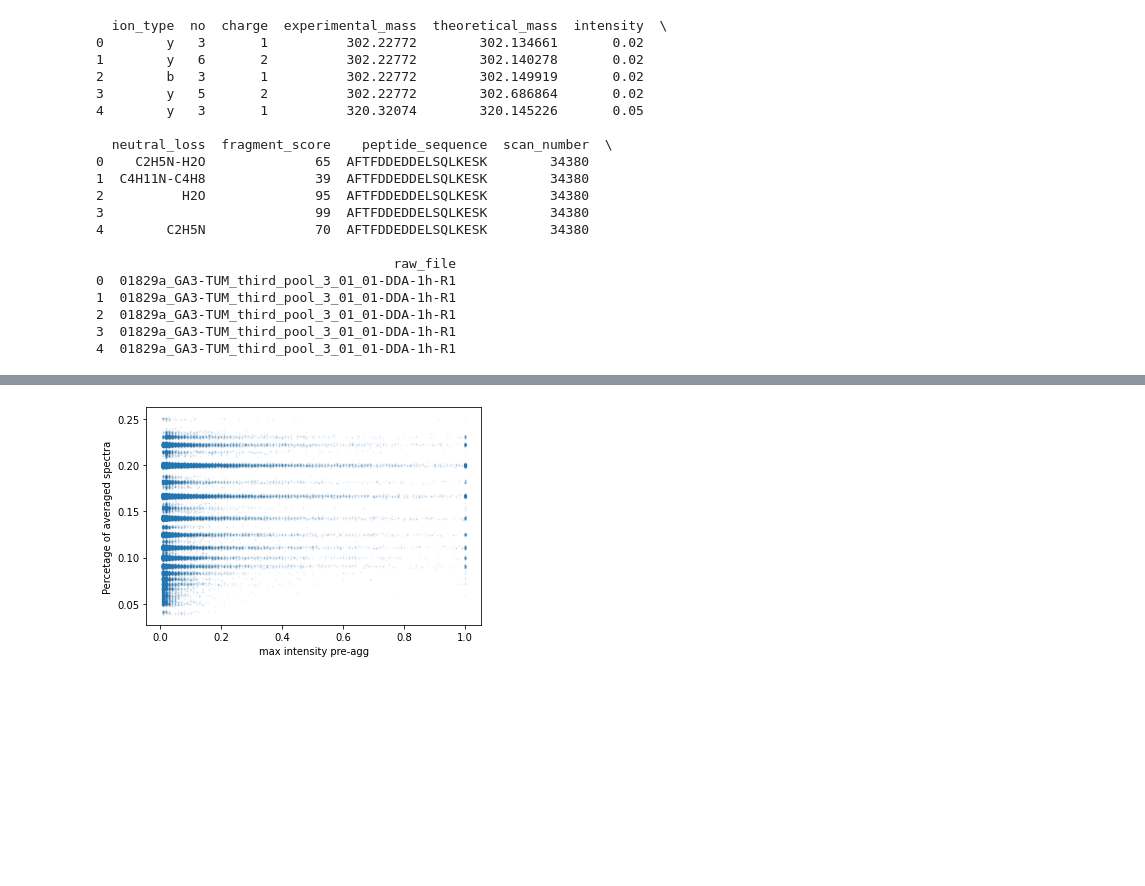
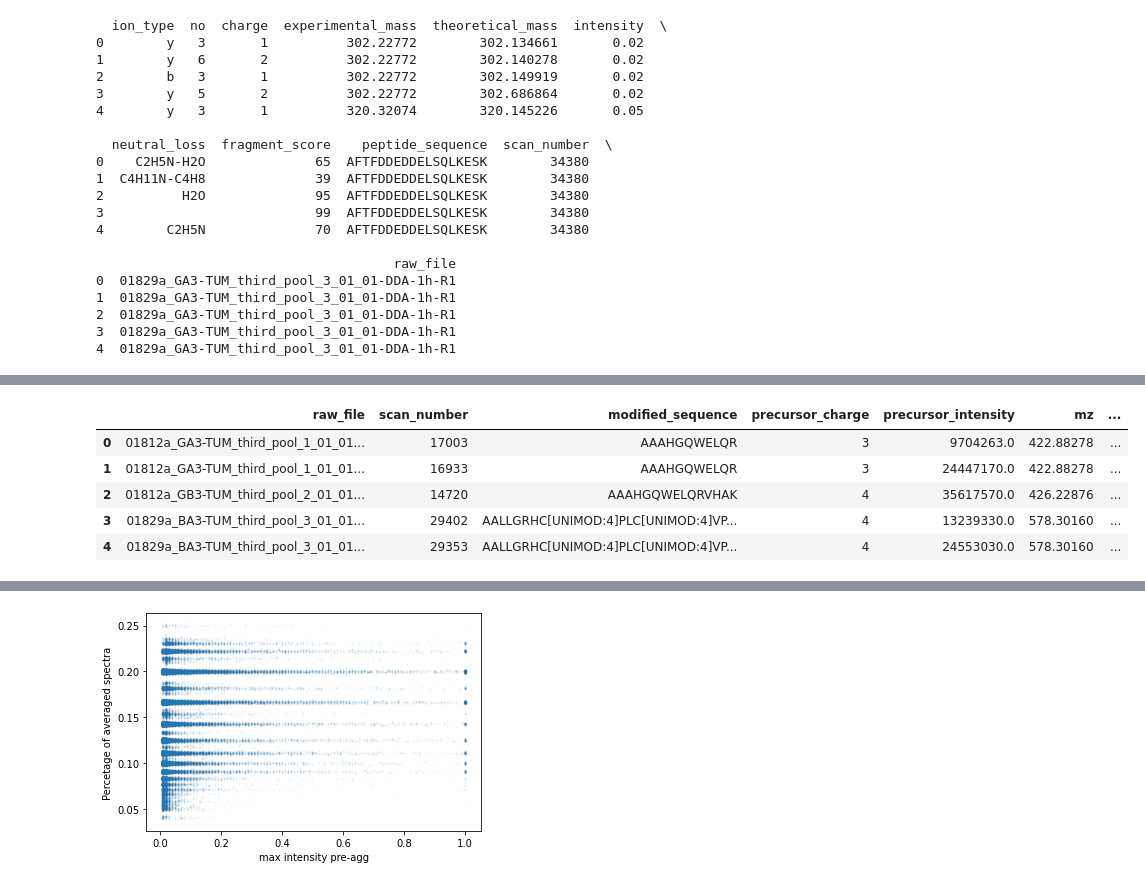
Before and after one commit to jspaezp/elfragmentador, a Jupyter notebook: train_data/scripts/process_peaks.ipynb, the cells around one changed output, grey strips where cells are left out. Cells and saved outputs as stored; diff of their text form; code cells hidden in the pictures; blank space fills up the shorter version.

```diff
--- a/train_data/scripts/process_peaks.ipynb
+++ b/train_data/scripts/process_peaks.ipynb
@@ -158,16 +218,16 @@ con.sql(
         raw_file,
         scan_number,
         modified_sequence,
-        precursor_charge,
+        CAST (precursor_charge AS TINYINT) AS precursor_charge,
         precursor_intensity,
         mz,
         precursor_mz,
-        fragmentation,
-        mass_analyzer,
+        CAST (fragmentation AS fragmentation_type) AS fragmentation,
+        CAST (mass_analyzer AS mass_analyzer_type) AS mass_analyzer,
         retention_time,
         indexed_retention_time,
         orig_collision_energy,
-        peptide_length,
+        CAST (peptide_length AS TINYINT) AS peptide_length,
         aligned_collision_energy,
         retention_time_m,
         irt_m
@@ -189,4 +249,11 @@ con.sql(
     WHERE rt_diff_rank <= 10 AND peptide_length < 35
     """
 )
+logging.info("Created filtered metadata table")
+
+glimpse = con.sql("SELECT * FROM filtered_meta LIMIT 5")
+count = con.sql("SELECT COUNT(*) FROM filtered_meta")
+
+logging.info(f"Filtered metadata table has {count.to_df().iloc[0,0]} rows")
+glimpse.to_df()
 # %% [output]
@@ -193,0 +263,6 @@ con.sql(
+|  | raw_file | scan_number | modified_sequence | precursor_charge | precursor_intensity | mz | ... |
+| 0 | 01812a_GA3-TUM_third_pool_1_01_01... | 17003 | AAAHGQWELQR | 3 | 9704263.0 | 422.88278 | ... |
+| 1 | 01812a_GA3-TUM_third_pool_1_01_01... | 16933 | AAAHGQWELQR | 3 | 24447170.0 | 422.88278 | ... |
+| 2 | 01812a_GB3-TUM_third_pool_2_01_01... | 14720 | AAAHGQWELQRVHAK | 4 | 35617570.0 | 426.22876 | ... |
+| 3 | 01829a_BA3-TUM_third_pool_3_01_01... | 29402 | AALLGRHC[UNIMOD:4]PLC[UNIMOD:4]VP... | 4 | 13239330.0 | 578.30160 | ... |
+| 4 | 01829a_BA3-TUM_third_pool_3_01_01... | 29353 | AALLGRHC[UNIMOD:4]PLC[UNIMOD:4]VP... | 4 | 24553030.0 | 578.30160 | ... |
```
Also changed, not shown: parts of 28 cells of this notebook, 1 other file.
